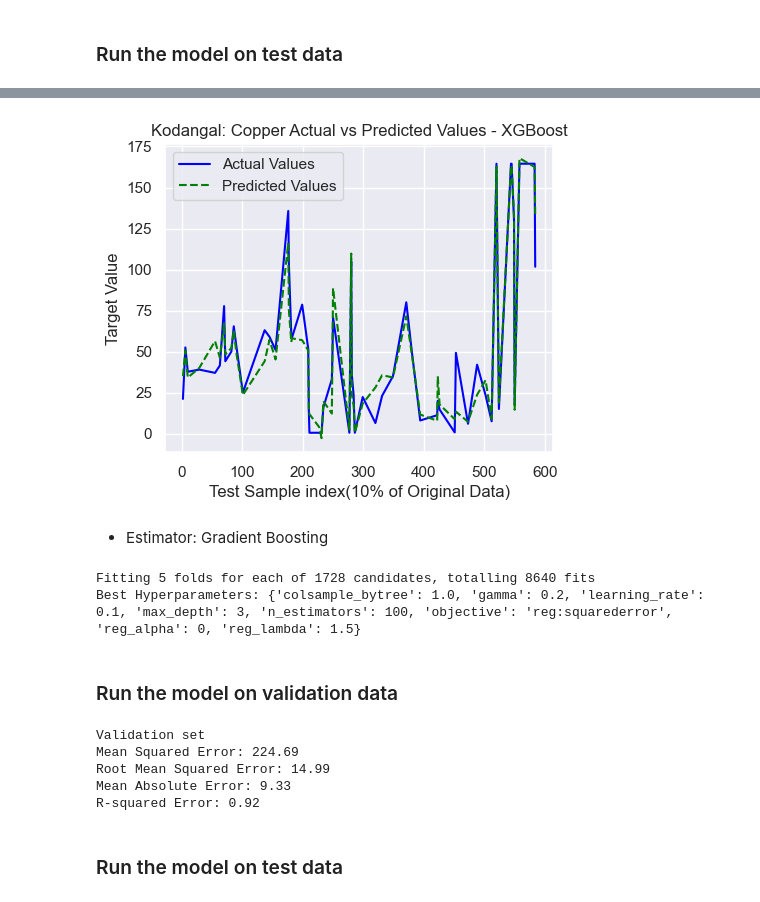
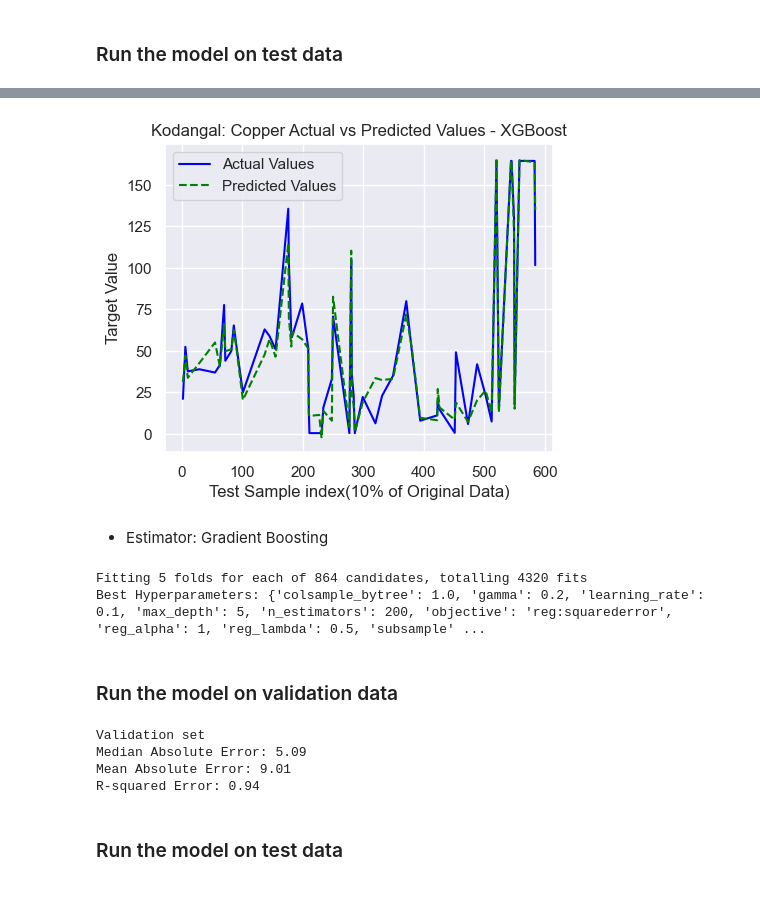
Before and after one commit to Ashish-Sasna/CMT-GSC-AI, a Jupyter notebook: Kodangal-Concentration prediction-copper.ipynb, the cells around one changed output, grey strips where cells are left out. Cells and saved outputs as stored; diff of their text form; code cells hidden in the pictures.

```diff
--- a/Kodangal-Concentration prediction-copper.ipynb
+++ b/Kodangal-Concentration prediction-copper.ipynb
@@ -528,3 +180,3 @@ plot_pcc(rfecv_bgr, 'RFE with Cross-Validation; Estimator: Gradient Boosting Reg
 # %%
-X_gbr = X_train_norm.drop(X_train_norm.columns[np.where(rfecv_bgr.support_ == False)[0]], axis=1)
+X_gbr = X_train_norm.drop(X_train_norm.columns[util.np.where(rfecv_bgr.support_ == False)[0]], axis=1)
 # %%
@@ -679,21 +330,21 @@ param_grid = {
     'learning_rate': [0.01, 0.1],
     'max_depth': [3, 5, 7],
     'colsample_bytree': [0.5, 0.7, 1.0],
-    #'subsample': [0.5, 0.7, 1.0],
+    'subsample': [0.5, 0.7, 1.0],
     'gamma': [0.1, 0.2],
     'reg_alpha': [0.5, 1],
     'reg_lambda': [0.5, 1],
     'objective': ['reg:squarederror']
 }
 
-xgb = xgboost.XGBRegressor()
+xgb = util.xgboost.XGBRegressor()
 
-grid_search_xgb_rf = GridSearchCV(xgb,
-                                  param_grid,
-                                  cv=5,
-                                  scoring='neg_mean_squared_error',
-                                  verbose=5,
-                                  n_jobs=-1)
+grid_search_xgb_rf = util.GridSearchCV(xgb,
+                                       param_grid,
+                                       cv=5,
+                                       scoring='neg_mean_absolute_error',
+                                       verbose=5,
+                                       n_jobs=-1)
 
 grid_search_xgb_rf.fit(X_rf, y_train)
 
@@ -717,5 +368,5 @@ R-squared Error: 0.95
 # %% [markdown]
 ### Run the model on test data
 # %%
-y_pred = pred_val(X_test, list(X_rf.columns), sc, grid_search_xgb_rf)
+y_pred = util.pred_val(X_test, list(X_rf.columns), rs, grid_search_xgb_rf)
 # %%
@@ -740,5 +392,5 @@ plot_learing_curve(xgboost.XGBRegressor(colsample_bytree=0.7,
 # %%
-plot_vals = pd.DataFrame({
+plot_vals = util.pd.DataFrame({
     'Identifier': y_test.index,
     'Actual': y_test,
     'Predicted': y_pred
@@ -746,40 +398,40 @@ plot_vals = pd.DataFrame({
 
 plot_vals = plot_vals.sort_values(by='Identifier')
 # %%
-plt.figure(figsize=(5, 4))
-plt.plot(plot_vals['Actual'], label='Actual Values', color='blue')
-plt.plot(plot_vals['Predicted'], label='Predicted Values', color='green', linestyle='--')
-plt.title('Kodangal: Copper Actual vs Predicted Values - XGBoost')
-plt.xlabel('Test Sample index(10% of Original Data)')
-plt.ylabel('Target Value')
-plt.legend()
-plt.grid(True)
-plt.show()
+util.plt.figure(figsize=(5, 4))
+util.plt.plot(plot_vals['Actual'], label='Actual Values', color='blue')
+util.plt.plot(plot_vals['Predicted'], label='Predicted Values', color='green', linestyle='--')
+util.plt.title('Kodangal: Copper Actual vs Predicted Values - XGBoost')
+util.plt.xlabel('Test Sample index(10% of Original Data)')
+util.plt.ylabel('Target Value')
+util.plt.legend()
+util.plt.grid(True)
+util.plt.show()
 # %% [output]
-[figure, old version]
+[figure, new version]
 # %% [markdown]
 - Estimator: Gradient Boosting
 # %%
 param_grid = {
-    'n_estimators': [100, 200, 300],
+    'n_estimators': [200, 300],
     'learning_rate': [0.01, 0.1],
     'max_depth': [3, 5, 7],
     'colsample_bytree': [0.5, 0.7, 1.0],
-    #'subsample': [0.5, 0.7, 1.0],
+    'subsample': [0.5, 0.7, 1.0],
     'gamma': [0.1, 0.2],
-    'reg_alpha': [0, 0.1, 0.5, 1],
-    'reg_lambda': [0.5, 1, 1.5, 2],
+    'reg_alpha': [0.5, 1],
+    'reg_lambda': [0.5, 1],
     'objective': ['reg:squarederror']
 }
 
-xgb = xgboost.XGBRegressor()
+xgb = util.xgboost.XGBRegressor()
 
-grid_search_xgb_gb = GridSearchCV(xgb,
-                                  param_grid,
-                                  cv=5,
-                                  scoring='neg_mean_squared_error',
-                                  verbose=5,
-                                  n_jobs=-1)
+grid_search_xgb_gb = util.GridSearchCV(xgb,
+                                       param_grid,
+                                       cv=5,
+                                       scoring='neg_mean_absolute_error',
+                                       verbose=5,
+                                       n_jobs=-1)
 
 grid_search_xgb_gb.fit(X_gbr, y_train)
 
@@ -787,8 +439,8 @@ grid_search_xgb_gb.fit(X_gbr, y_train)
 best_params = grid_search_xgb_gb.best_params_
 print("Best Hyperparameters:", best_params)
 # %% [output]
-Fitting 5 folds for each of 1728 candidates, totalling 8640 fits
-Best Hyperparameters: {'colsample_bytree': 1.0, 'gamma': 0.2, 'learning_rate': 0.1, 'max_depth': 3, 'n_estimators': 100, 'objective': 'reg:squarederror', 'reg_alpha': 0, 'reg_lambda': 1.5}
+Fitting 5 folds for each of 864 candidates, totalling 4320 fits
+Best Hyperparameters: {'colsample_bytree': 1.0, 'gamma': 0.2, 'learning_rate': 0.1, 'max_depth': 5, 'n_estimators': 200, 'objective': 'reg:squarederror', 'reg_alpha': 1, 'reg_lambda': 0.5, 'subsample' ...
 # %% [markdown]
 ### Run the model on validation data
 # %%
@@ -796,11 +448,10 @@ y_pred_val = pred_val(X_val, list(X_gbr.columns), sc, grid_search_xgb_gb)
 # %%
-eval_model(y_val, y_pred_val, 'Validation set')
+util.eval_model(y_val, y_pred_val, 'Validation set')
 # %% [output]
 Validation set
-Mean Squared Error: 224.69
-Root Mean Squared Error: 14.99
-Mean Absolute Error: 9.33
-R-squared Error: 0.92
+Median Absolute Error: 5.09
+Mean Absolute Error: 9.01
+R-squared Error: 0.94
 # %% [markdown]
 ### Run the model on test data
 # %%
```
Also changed, not shown: parts of 71 cells of this notebook, 2 other files.
